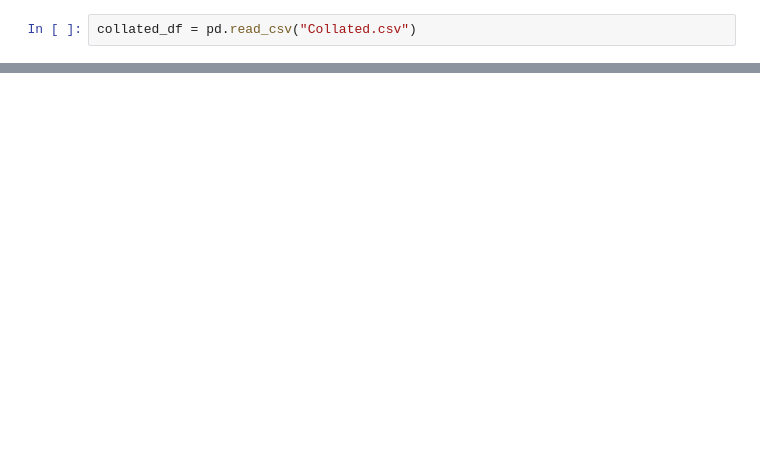
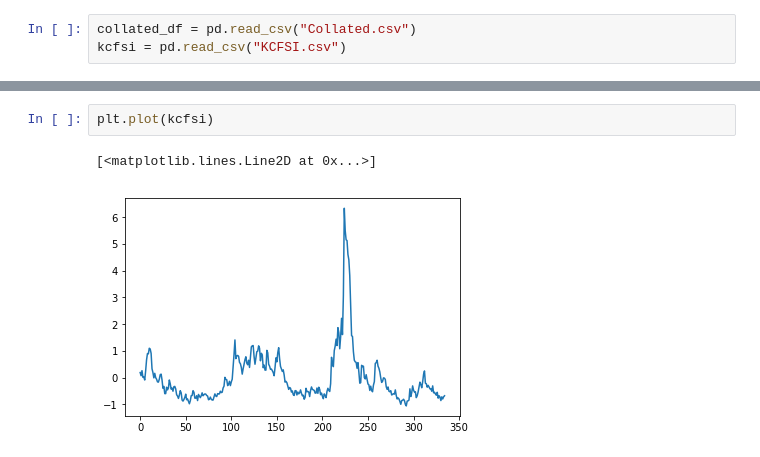
Before and after one commit to johnrieth-zz/FinancialResearch, a Jupyter notebook: StressIndexMonthly/Monthly Stress Index.ipynb, the cells around one changed output, grey strips where cells are left out. Drawn from its saved outputs; the diff is of its cells as text; blank space fills up the shorter version.

```diff
--- a/StressIndexMonthly/Monthly Stress Index.ipynb
+++ b/StressIndexMonthly/Monthly Stress Index.ipynb
@@ -6,5 +11,6 @@ import matplotlib.pyplot as plt
 # %%
 collated_df = pd.read_csv("Collated.csv")
+kcfsi = pd.read_csv("KCFSI.csv")
 # %%
 collated_df.head()
 # %% [output]
@@ -99,0 +77,5 @@ AttributeError: 'numpy.ndarray' object has no attribute 'type'
+# %%
+plt.plot(kcfsi)
+# %% [output]
+[<matplotlib.lines.Line2D at 0x...>]
+[figure, added]
```
Also changed, not shown: parts of 23 cells of this notebook, 7 other files.
